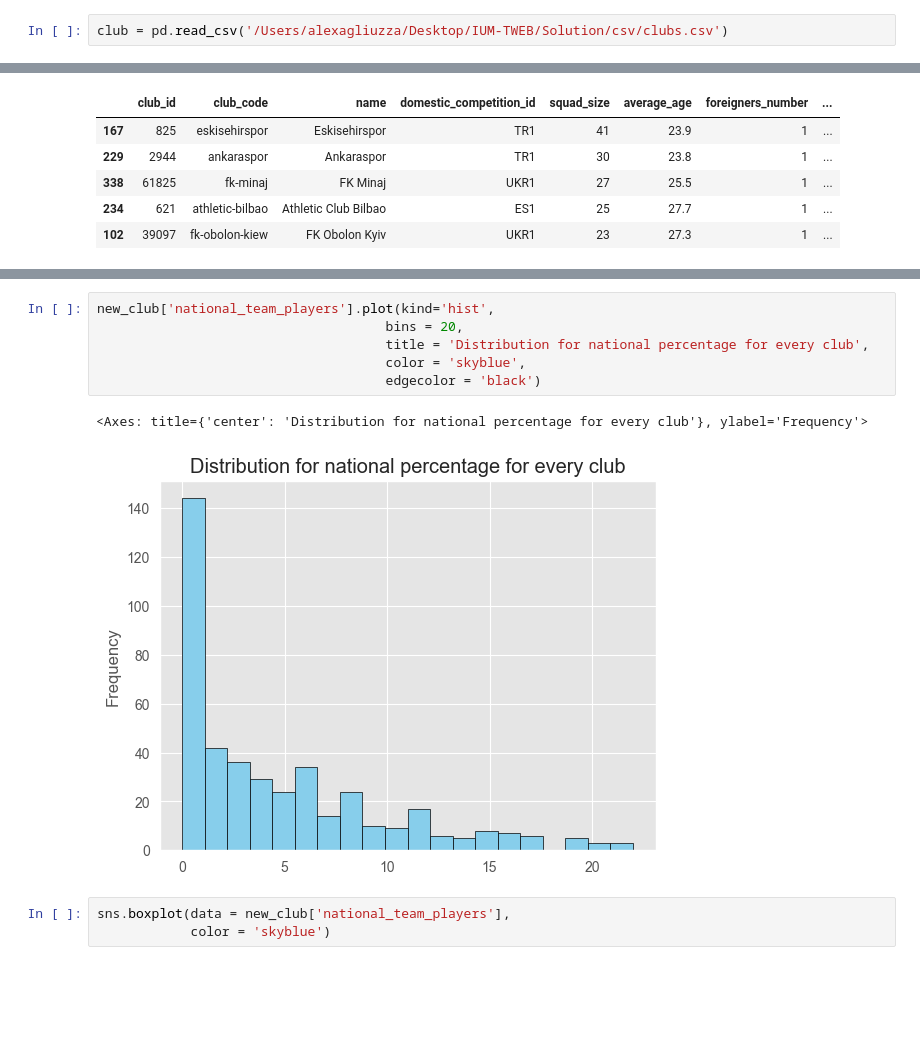
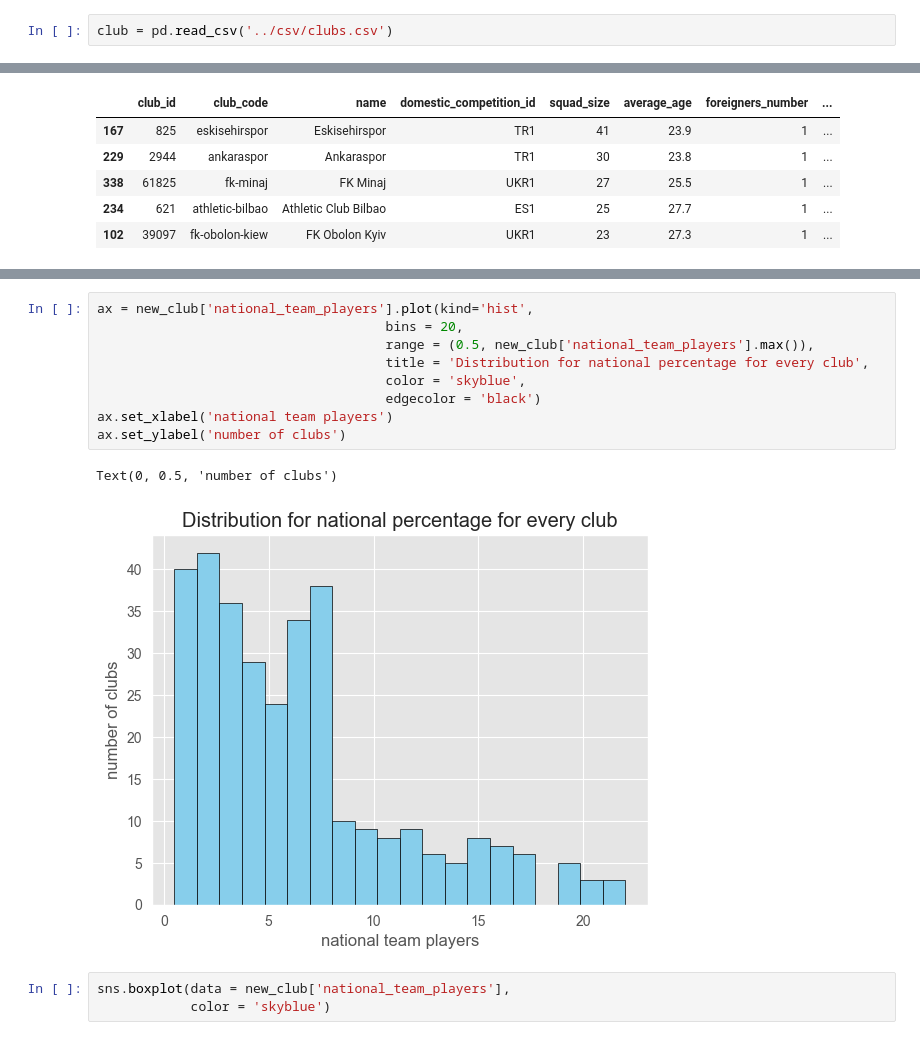
Before and after one commit to Bilguun-Batsaikhan/IUM-TWEB, a Jupyter notebook: Solution/jupyter_notebook/clubsAnalysis.ipynb, the cells around one changed output, grey strips where cells are left out. Saved outputs shown, nothing was run; the diff lists cells and outputs as text; blank space fills up the shorter version.

```diff
--- a/Solution/jupyter_notebook/clubsAnalysis.ipynb
+++ b/Solution/jupyter_notebook/clubsAnalysis.ipynb
@@ -5,7 +5,7 @@ import matplotlib.pylab as plt
 import seaborn as sns
 plt.style.use('ggplot')
 # %%
-club = pd.read_csv('/Users/alexagliuzza/Desktop/IUM-TWEB/Solution/csv/clubs.csv')
+club = pd.read_csv('../csv/clubs.csv')
 # %% [markdown]
 ### Step 1: Data Understanding ###
 + Dataframe shape
@@ -396,14 +392,17 @@ new_club.sort_values(by='stadium_seats').tail(5) #outliers
 | 281 | 418 | real-madrid | Real Madrid Club de Fútbol | ES1 | 23 | 27.7 | 15 | ... |
 | 178 | 16 | borussia-dortmund | Borussia Dortmund | L1 | 28 | 26.0 | 13 | ... |
 # %%
-new_club['national_team_players'].plot(kind='hist',
+ax = new_club['national_team_players'].plot(kind='hist',
                                      bins = 20,
+                                     range = (0.5, new_club['national_team_players'].max()),
                                      title = 'Distribution for national percentage for every club',
                                      color = 'skyblue',
                                      edgecolor = 'black')
+ax.set_xlabel('national team players')
+ax.set_ylabel('number of clubs')
 # %% [output]
-<Axes: title={'center': 'Distribution for national percentage for every club'}, ylabel='Frequency'>
+Text(0, 0.5, 'number of clubs')
-[figure, old version]
+[figure, new version]
 # %%
 sns.boxplot(data = new_club['national_team_players'],
             color = 'skyblue')
```
Also changed, not shown: parts of 18 cells of this notebook.
